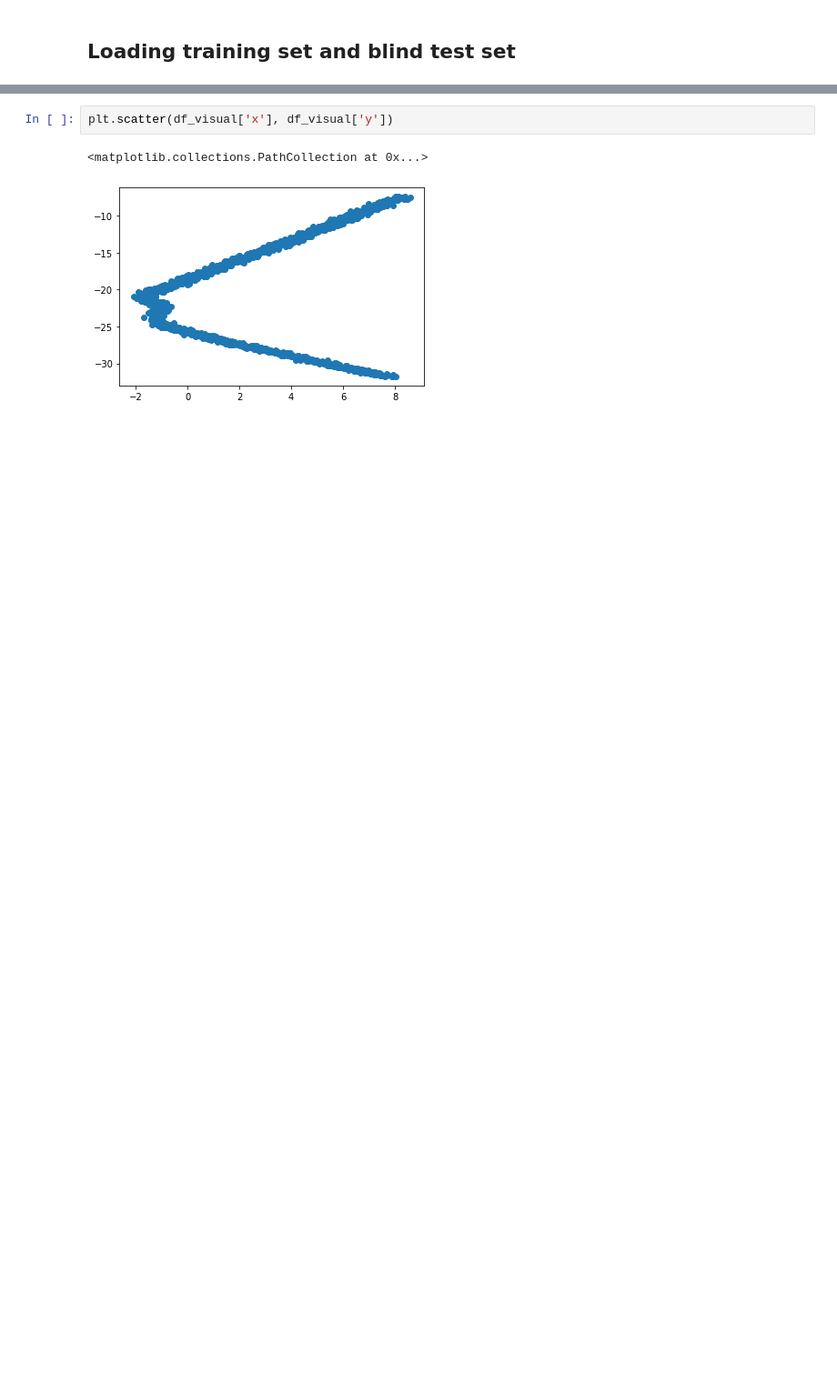
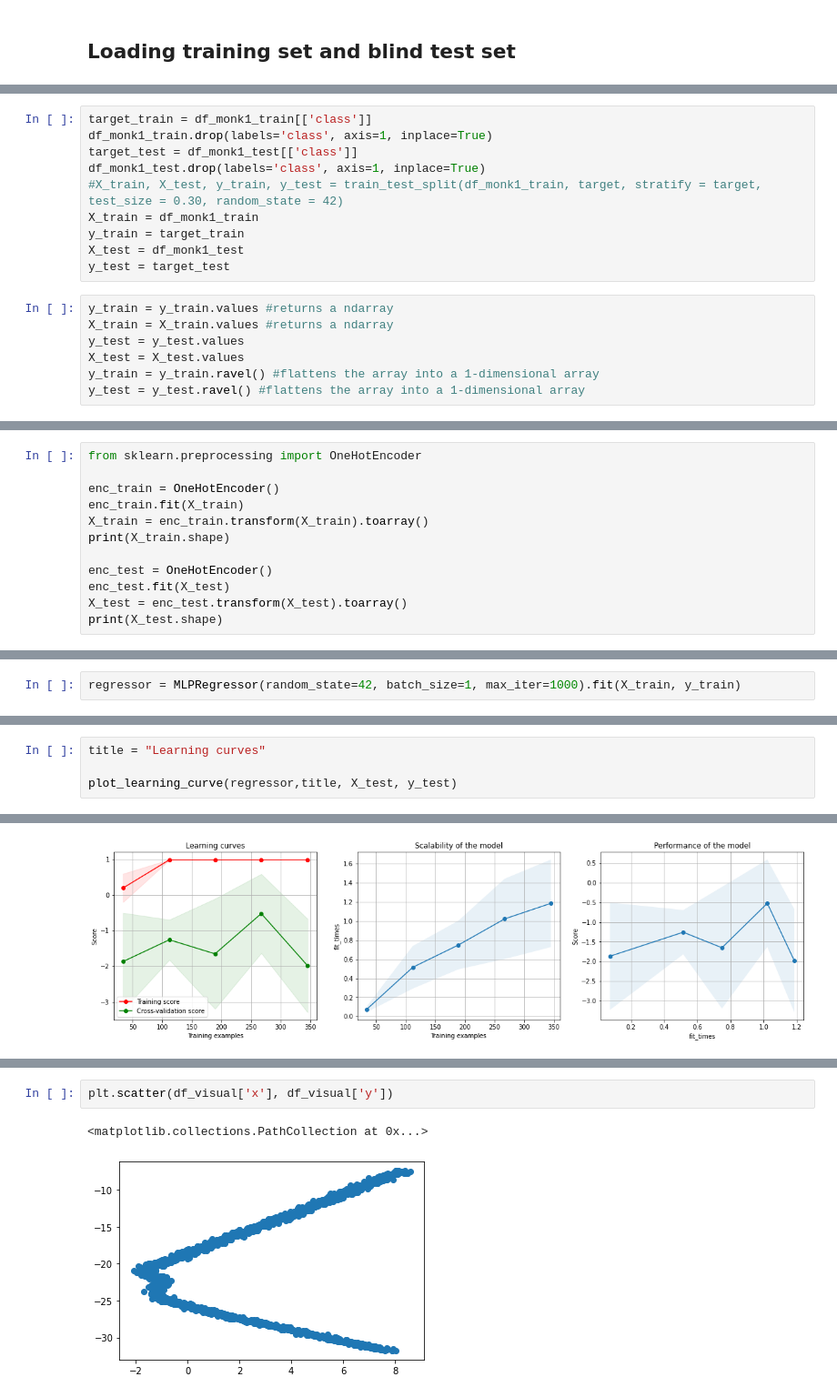
Before and after one commit to luca-santarella/ML-project, a Jupyter notebook: neural_network.ipynb, the cells around one changed output, grey strips where cells are left out. Shown: that part at 91% size. Cells and saved outputs as stored; diff of their text form; blank space fills up the shorter version.

Commit message:
added MONK1 regressor

```diff
--- a/neural_network.ipynb
+++ b/neural_network.ipynb
@@ -52,0 +57,17 @@ df
+# %%
+target_train = df_monk1_train[['class']]
+df_monk1_train.drop(labels='class', axis=1, inplace=True)
+target_test = df_monk1_test[['class']]
+df_monk1_test.drop(labels='class', axis=1, inplace=True)
+#X_train, X_test, y_train, y_test = train_test_split(df_monk1_train, target, stratify = target, test_size = 0.30, random_state = 42)
+X_train = df_monk1_train
+y_train = target_train
+X_test = df_monk1_test
+y_test = target_test
+# %%
+y_train = y_train.values #returns a ndarray
+X_train = X_train.values #returns a ndarray
+y_test = y_test.values
+X_test = X_test.values
+y_train = y_train.ravel() #flattens the array into a 1-dimensional array
+y_test = y_test.ravel() #flattens the array into a 1-dimensional array
@@ -52,0 +77,12 @@ df
+# %%
+from sklearn.preprocessing import OneHotEncoder
+
+enc_train = OneHotEncoder()
+enc_train.fit(X_train)
+X_train = enc_train.transform(X_train).toarray()
+print(X_train.shape)
+
+enc_test = OneHotEncoder()
+enc_test.fit(X_test)
+X_test = enc_test.transform(X_test).toarray()
+print(X_test.shape)
@@ -52,0 +92,2 @@ df
+# %%
+regressor = MLPRegressor(random_state=42, batch_size=1, max_iter=1000).fit(X_train, y_train)
@@ -52,0 +254,5 @@ df
+# %%
+title = "Learning curves"
+
+plot_learning_curve(regressor,title, X_test, y_test)
+# %% [output]
@@ -52,0 +260 @@ df
+[figure, added]
```
Also changed, not shown: parts of 20 cells of this notebook, 1 other file.
